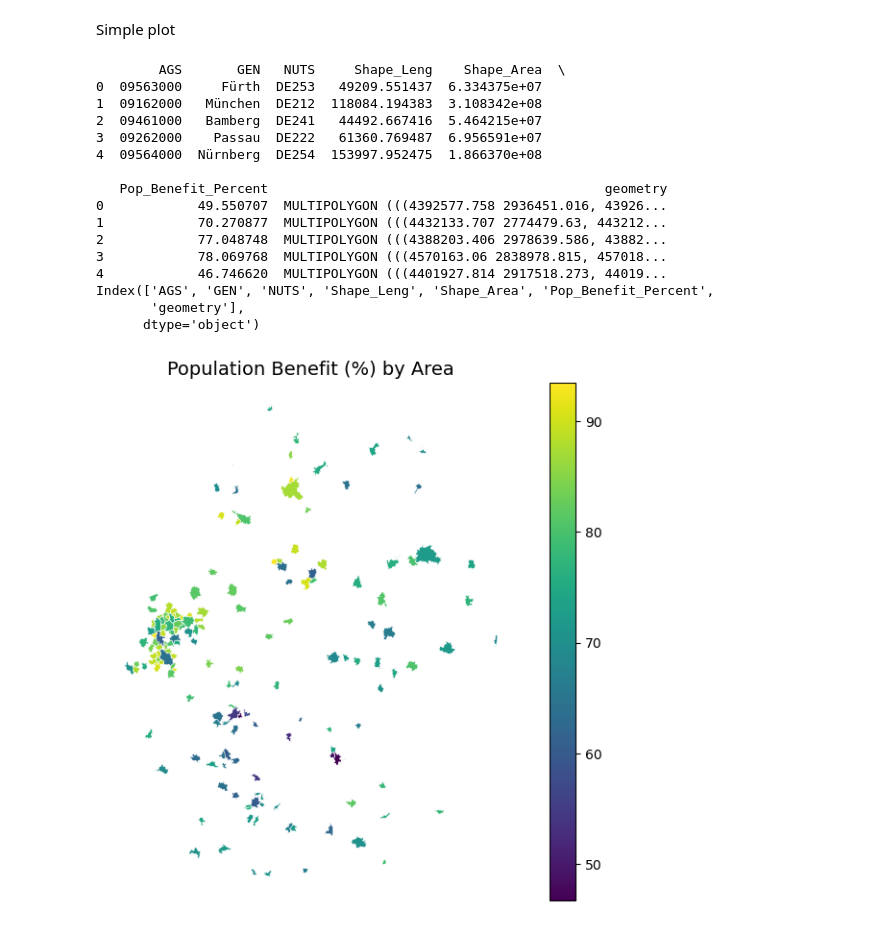
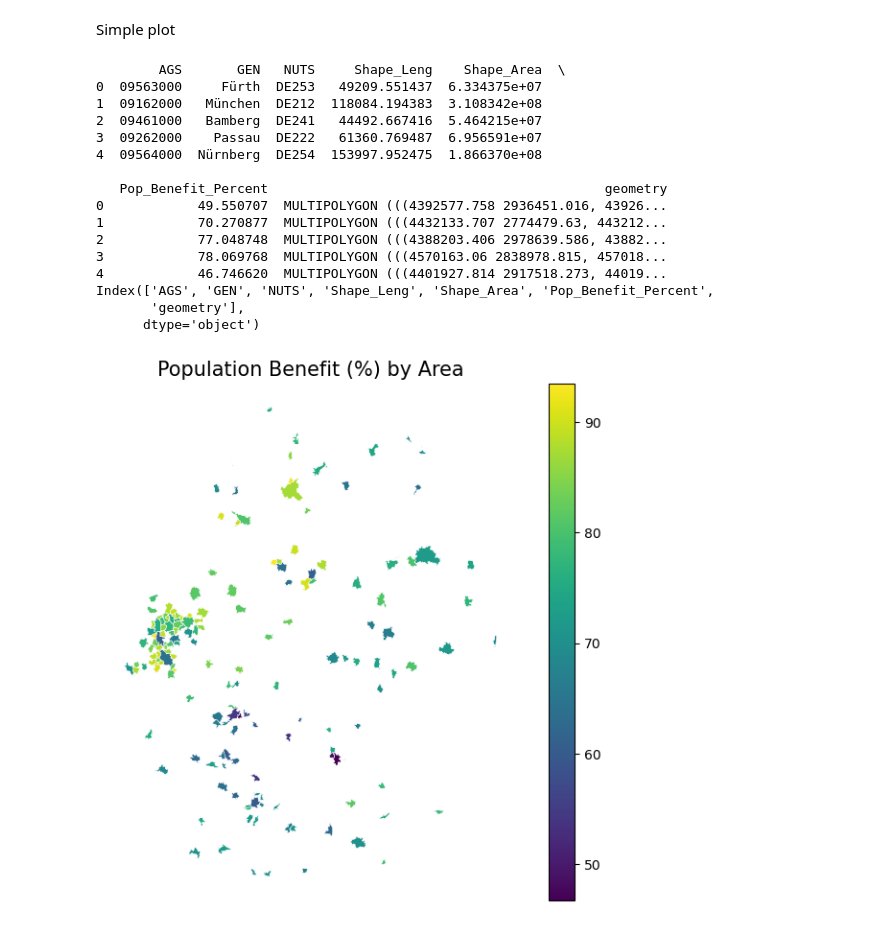
Before and after one commit to ioer-dresden/jupyter-book-ioerdata, a Jupyter notebook: notebooks/ioerdata_api/03_basic_visualization.ipynb, the cells around one changed output. Drawn from its saved outputs; the diff is of its cells as text; code cells hidden in the pictures.

Commit message:
basic plot updated

```diff
--- a/notebooks/ioerdata_api/03_basic_visualization.ipynb
+++ b/notebooks/ioerdata_api/03_basic_visualization.ipynb
@@ -40,32 +40,32 @@ gdf.plot(
     column=value_col,
     ax=ax,
     cmap="viridis",          # readable, colorblind-friendly for many viewers
     legend=True,
     edgecolor="white",
     linewidth=0.3,
     missing_kwds={"color": "lightgrey", "label": "Missing"}
 )
 
 # 6) Add a clear title (and optional subtitle-style info)
-ax.set_title("Population Benefit (%) by Area", fontsize=14)
+ax.set_title("Population Benefit (%) by Area", fontsize=15)
 ax.set_axis_off()
 
 plt.show()
 # %% [output]
         AGS       GEN   NUTS     Shape_Leng    Shape_Area  \
 0  09563000     Fürth  DE253   49209.551437  6.334375e+07
 1  09162000   München  DE212  118084.194383  3.108342e+08
 2  09461000   Bamberg  DE241   44492.667416  5.464215e+07
 3  09262000    Passau  DE222   61360.769487  6.956591e+07
 4  09564000  Nürnberg  DE254  153997.952475  1.866370e+08
 
    Pop_Benefit_Percent                                           geometry
 0            49.550707  MULTIPOLYGON (((4392577.758 2936451.016, 43926...
 1            70.270877  MULTIPOLYGON (((4432133.707 2774479.63, 443212...
 2            77.048748  MULTIPOLYGON (((4388203.406 2978639.586, 43882...
 3            78.069768  MULTIPOLYGON (((4570163.06 2838978.815, 457018...
 4            46.746620  MULTIPOLYGON (((4401927.814 2917518.273, 44019...
 Index(['AGS', 'GEN', 'NUTS', 'Shape_Leng', 'Shape_Area', 'Pop_Benefit_Percent',
        'geometry'],
       dtype='object')
-[figure, old version]
+[figure, new version]
```
